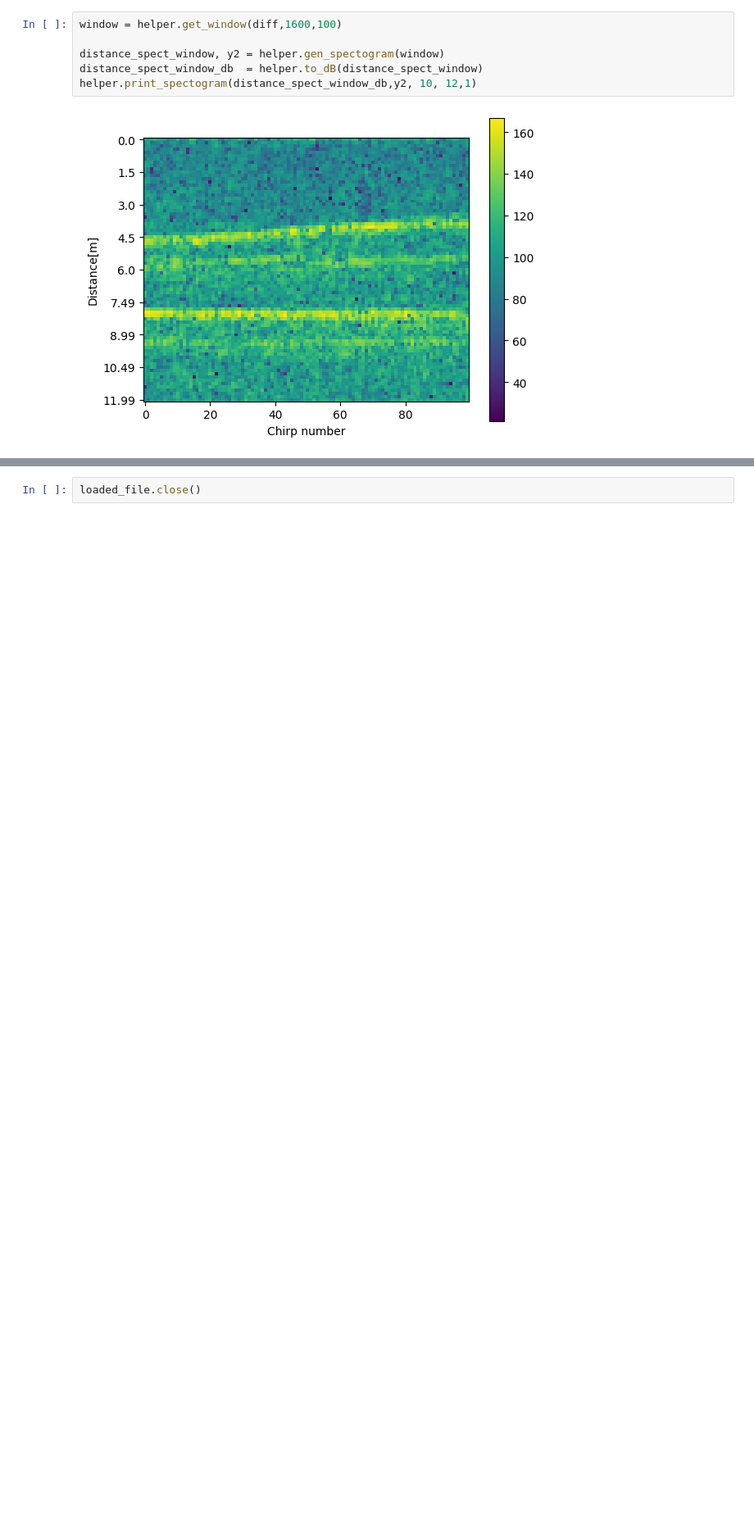
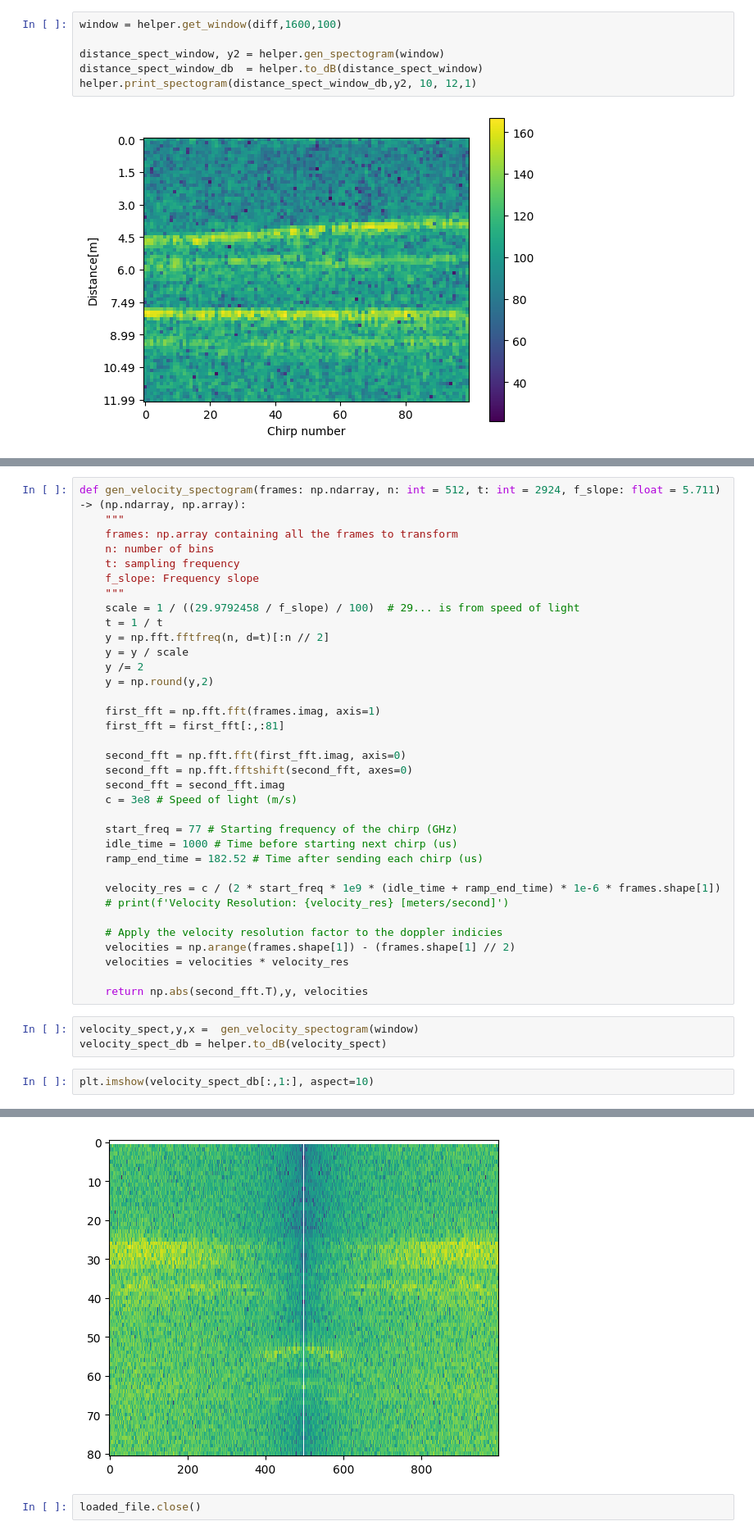
Before and after one commit to Norceis/radar-project, a Jupyter notebook: notebooks/Spectograms_v2.ipynb, the cells around one changed output, grey strips where cells are left out. Shown at 82% size. Saved outputs shown, nothing was run; the diff lists cells and outputs as text; blank space fills up the shorter version.

```diff
--- a/notebooks/Spectograms_v2.ipynb
+++ b/notebooks/Spectograms_v2.ipynb
@@ -73,0 +76,41 @@ helper.print_vel_spectogram(velocity_spect_db,y,x,depth_limit=12, aspect=1/10)
+# %%
+def gen_velocity_spectogram(frames: np.ndarray, n: int = 512, t: int = 2924, f_slope: float = 5.711) -> (np.ndarray, np.array):
+    """
+    frames: np.array containing all the frames to transform
+    n: number of bins
+    t: sampling frequency
+    f_slope: Frequency slope
+    """
+    scale = 1 / ((29.9792458 / f_slope) / 100)  # 29... is from speed of light
+    t = 1 / t
+    y = np.fft.fftfreq(n, d=t)[:n // 2]
+    y = y / scale
+    y /= 2
+    y = np.round(y,2)
+
+    first_fft = np.fft.fft(frames.imag, axis=1)
+    first_fft = first_fft[:,:81]
+
+    second_fft = np.fft.fft(first_fft.imag, axis=0)
+    second_fft = np.fft.fftshift(second_fft, axes=0)
+    second_fft = second_fft.imag
+    c = 3e8 # Speed of light (m/s)
+
+    start_freq = 77 # Starting frequency of the chirp (GHz)
+    idle_time = 1000 # Time before starting next chirp (us)
+    ramp_end_time = 182.52 # Time after sending each chirp (us)
+
+    velocity_res = c / (2 * start_freq * 1e9 * (idle_time + ramp_end_time) * 1e-6 * frames.shape[1])
+    # print(f'Velocity Resolution: {velocity_res} [meters/second]')
+
+    # Apply the velocity resolution factor to the doppler indicies
+    velocities = np.arange(frames.shape[1]) - (frames.shape[1] // 2)
+    velocities = velocities * velocity_res
+
+    return np.abs(second_fft.T),y, velocities
+# %%
+velocity_spect,y,x =  gen_velocity_spectogram(window)
+velocity_spect_db = helper.to_dB(velocity_spect)
+# %%
+plt.imshow(velocity_spect_db[:,1:], aspect=10)
+# %% [output]
@@ -74,2 +118,3 @@ helper.print_vel_spectogram(velocity_spect_db,y,x,depth_limit=12, aspect=1/10)
+[figure, added]
 # %%
 loaded_file.close()
```
Also changed, not shown: parts of 6 cells of this notebook, 4 other files.
